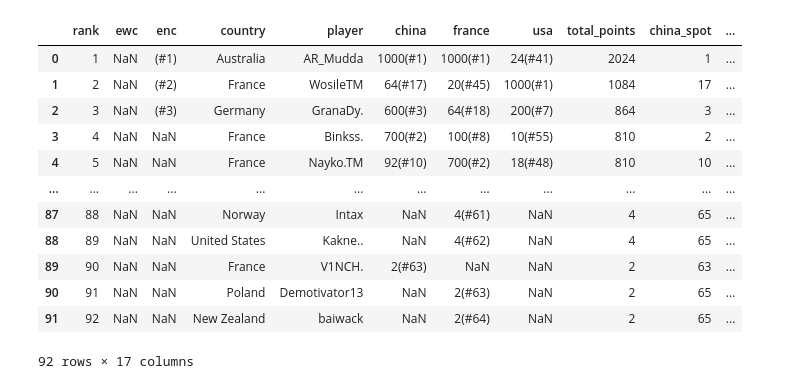
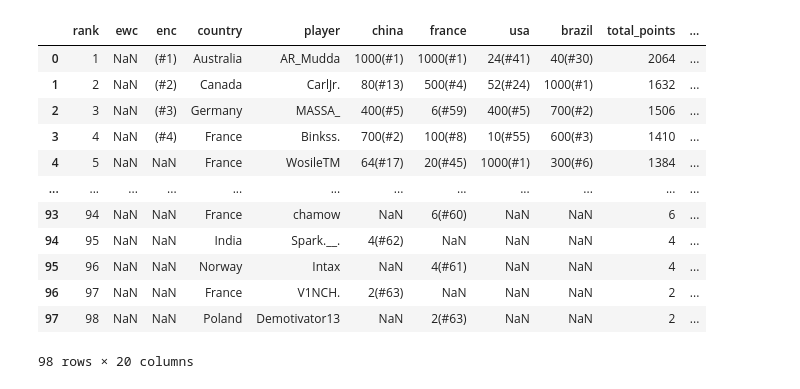
Before and after one commit to kraemer-k/tmelitecup, a Jupyter notebook: quick_ana.ipynb, the cells around one changed output. Drawn from its saved outputs; the diff is of its cells as text; code cells hidden in the pictures.

```diff
--- a/quick_ana.ipynb
+++ b/quick_ana.ipynb
@@ -3,16 +3,16 @@ import pandas as pd
 import numpy as np
 import matplotlib.pyplot as plt
 # %%
-df = pd.read_csv('onlinetable.csv')
+df = pd.read_csv('onlinetable_after_brazil.csv')
 # %%
 df.columns = ['rank', 'ewc', 'enc', 'country', 'player', 'china', 'france',
        'usa', 'brazil', 'greece', '? #6', '? #7', '? #8', '? #9',
        '? #10', 'total_points']
 
 df = df[['rank', 'ewc', 'enc', 'country', 'player', 'china', 'france',
-       'usa','total_points']]
+       'usa','brazil','total_points']]
 # %%
-for col in ['china', 'france','usa']:
+for col in ['china', 'france','usa','brazil','greece']:
     df[f'{col}_spot'] = df[col].apply(lambda x: int(x.split('#')[1].split(')')[0]) if type(x) is str else 65)
     df[f'{col}_points'] = df[col].apply(lambda x: int(x.split('#')[0].split('(')[0]) if type(x) is str else 0)
 df
@@ -33,19 +33,19 @@ df
 # %%
-df['mean_spot'] = df[['china_spot', 'france_spot', 'usa_spot']].mean(axis=1)
+df['mean_spot'] = df[['china_spot', 'france_spot', 'usa_spot','brazil_spot', 'greece_spot']].mean(axis=1)
 df['rank_by_points'] = df.index+1
 df
 # %% [output]
-|  | rank | ewc | enc | country | player | china | france | usa | total_points | china_spot | ... |
-| 0 | 1 | NaN | (#1) | Australia | AR_Mudda | 1000(#1) | 1000(#1) | 24(#41) | 2024 | 1 | ... |
-| 1 | 2 | NaN | (#2) | France | WosileTM | 64(#17) | 20(#45) | 1000(#1) | 1084 | 17 | ... |
-| 2 | 3 | NaN | (#3) | Germany | GranaDy. | 600(#3) | 64(#18) | 200(#7) | 864 | 3 | ... |
-| 3 | 4 | NaN | NaN | France | Binkss. | 700(#2) | 100(#8) | 10(#55) | 810 | 2 | ... |
-| 4 | 5 | NaN | NaN | France | Nayko.TM | 92(#10) | 700(#2) | 18(#48) | 810 | 10 | ... |
+|  | rank | ewc | enc | country | player | china | france | usa | brazil | total_points | ... |
+| 0 | 1 | NaN | (#1) | Australia | AR_Mudda | 1000(#1) | 1000(#1) | 24(#41) | 40(#30) | 2064 | ... |
+| 1 | 2 | NaN | (#2) | Canada | CarlJr. | 80(#13) | 500(#4) | 52(#24) | 1000(#1) | 1632 | ... |
+| 2 | 3 | NaN | (#3) | Germany | MASSA_ | 400(#5) | 6(#59) | 400(#5) | 700(#2) | 1506 | ... |
+| 3 | 4 | NaN | (#4) | France | Binkss. | 700(#2) | 100(#8) | 10(#55) | 600(#3) | 1410 | ... |
+| 4 | 5 | NaN | NaN | France | WosileTM | 64(#17) | 20(#45) | 1000(#1) | 300(#6) | 1384 | ... |
 | ... | ... | ... | ... | ... | ... | ... | ... | ... | ... | ... | ... |
-| 87 | 88 | NaN | NaN | Norway | Intax | NaN | 4(#61) | NaN | 4 | 65 | ... |
-| 88 | 89 | NaN | NaN | United States | Kakne.. | NaN | 4(#62) | NaN | 4 | 65 | ... |
-| 89 | 90 | NaN | NaN | France | V1NCH. | 2(#63) | NaN | NaN | 2 | 63 | ... |
-| 90 | 91 | NaN | NaN | Poland | Demotivator13 | NaN | 2(#63) | NaN | 2 | 65 | ... |
-| 91 | 92 | NaN | NaN | New Zealand | baiwack | NaN | 2(#64) | NaN | 2 | 65 | ... |
+| 93 | 94 | NaN | NaN | France | chamow | NaN | 6(#60) | NaN | NaN | 6 | ... |
+| 94 | 95 | NaN | NaN | India | Spark.__. | 4(#62) | NaN | NaN | NaN | 4 | ... |
+| 95 | 96 | NaN | NaN | Norway | Intax | NaN | 4(#61) | NaN | NaN | 4 | ... |
+| 96 | 97 | NaN | NaN | France | V1NCH. | 2(#63) | NaN | NaN | NaN | 2 | ... |
+| 97 | 98 | NaN | NaN | Poland | Demotivator13 | NaN | 2(#63) | NaN | NaN | 2 | ... |
-92 rows × 17 columns
+98 rows × 20 columns
 # %%
```
Also changed, not shown: parts of 3 cells of this notebook.
